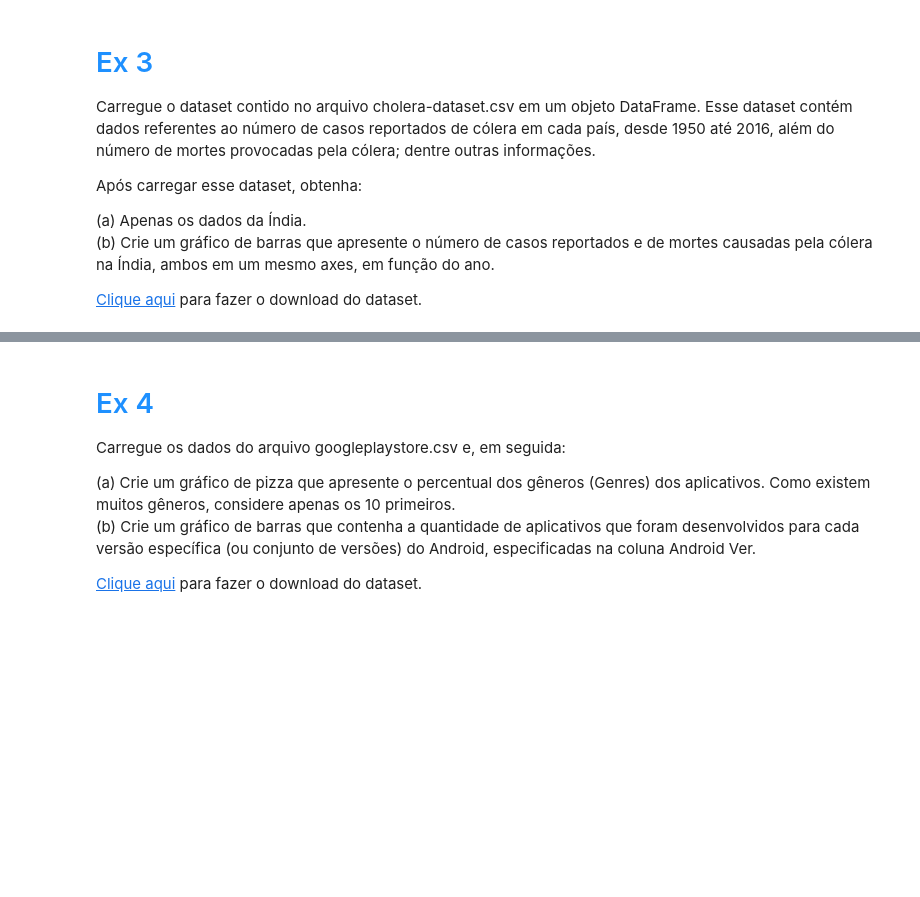
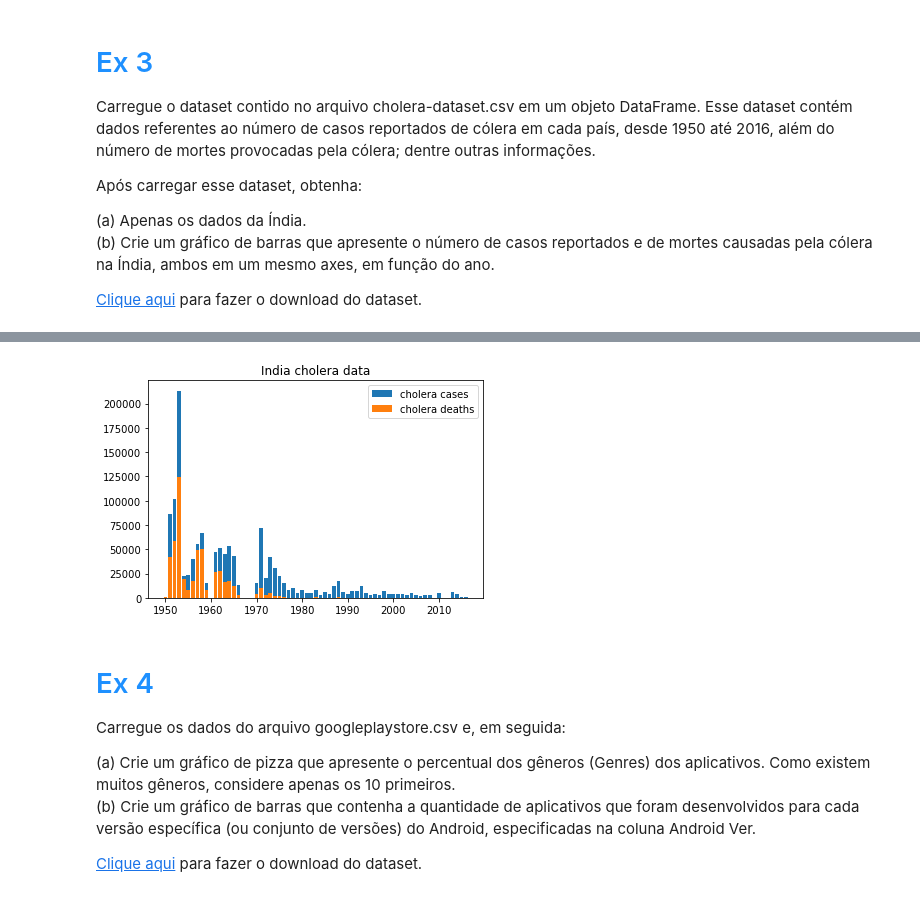
Before and after one commit to baiochi/LetsCode, a Jupyter notebook: Modulo 3 - Biblioteca e APIs/Exercícios/Matplotlib.ipynb, the cells around one changed output, grey strips where cells are left out. Saved outputs shown, nothing was run; the diff lists cells and outputs as text; code cells hidden in the pictures; blank space fills up the shorter version.

```diff
--- a/Modulo 3 - Biblioteca e APIs/Exercícios/Matplotlib.ipynb
+++ b/Modulo 3 - Biblioteca e APIs/Exercícios/Matplotlib.ipynb
@@ -27,3 +75,6 @@ Após carregar esse dataset, obtenha:
 (b) Crie um gráfico de barras que apresente o número de casos reportados e de mortes causadas pela cólera na Índia, ambos em um mesmo axes, em função do ano.
 
 <a href='https://s3-sa-east-1.amazonaws.com/lcpi/9b1dc2c1-32fb-488d-90ff-db8b6f13ff8d.csv'>Clique aqui</a> para fazer o download do dataset.
+# %%
+cholera_df = pd.read_csv('https://s3-sa-east-1.amazonaws.com/lcpi/9b1dc2c1-32fb-488d-90ff-db8b6f13ff8d.csv')
+cholera_df
@@ -30,3 +95,13 @@ Após carregar esse dataset, obtenha:
+# %%
+# A
+cholera_india_df = cholera_df[cholera_df['Country']=='India']
+# B
+plt.bar(cholera_india_df['Year'],cholera_india_df['Number of reported cases of cholera'], label='cholera cases');
+plt.bar(cholera_india_df['Year'],cholera_india_df['Number of reported deaths from cholera'], label='cholera deaths');
+plt.title('India cholera data');
+plt.legend();
+# %% [output]
+[figure, added]
 # %% [markdown]
 # <span style='color:DodgerBlue'>Ex 4</span>
 Carregue os dados do arquivo googleplaystore.csv e, em seguida:
```
Also changed, not shown: parts of 16 cells of this notebook.
